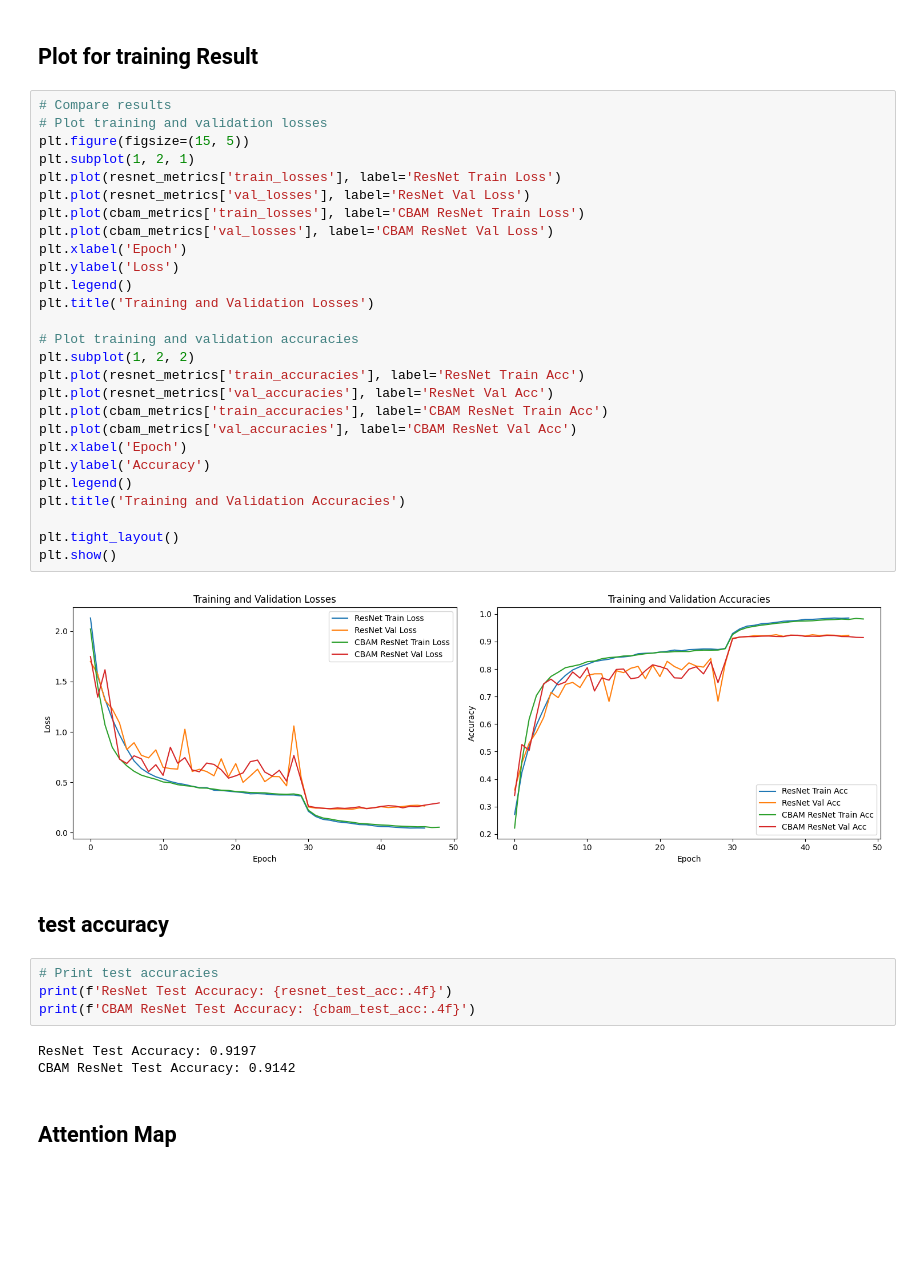
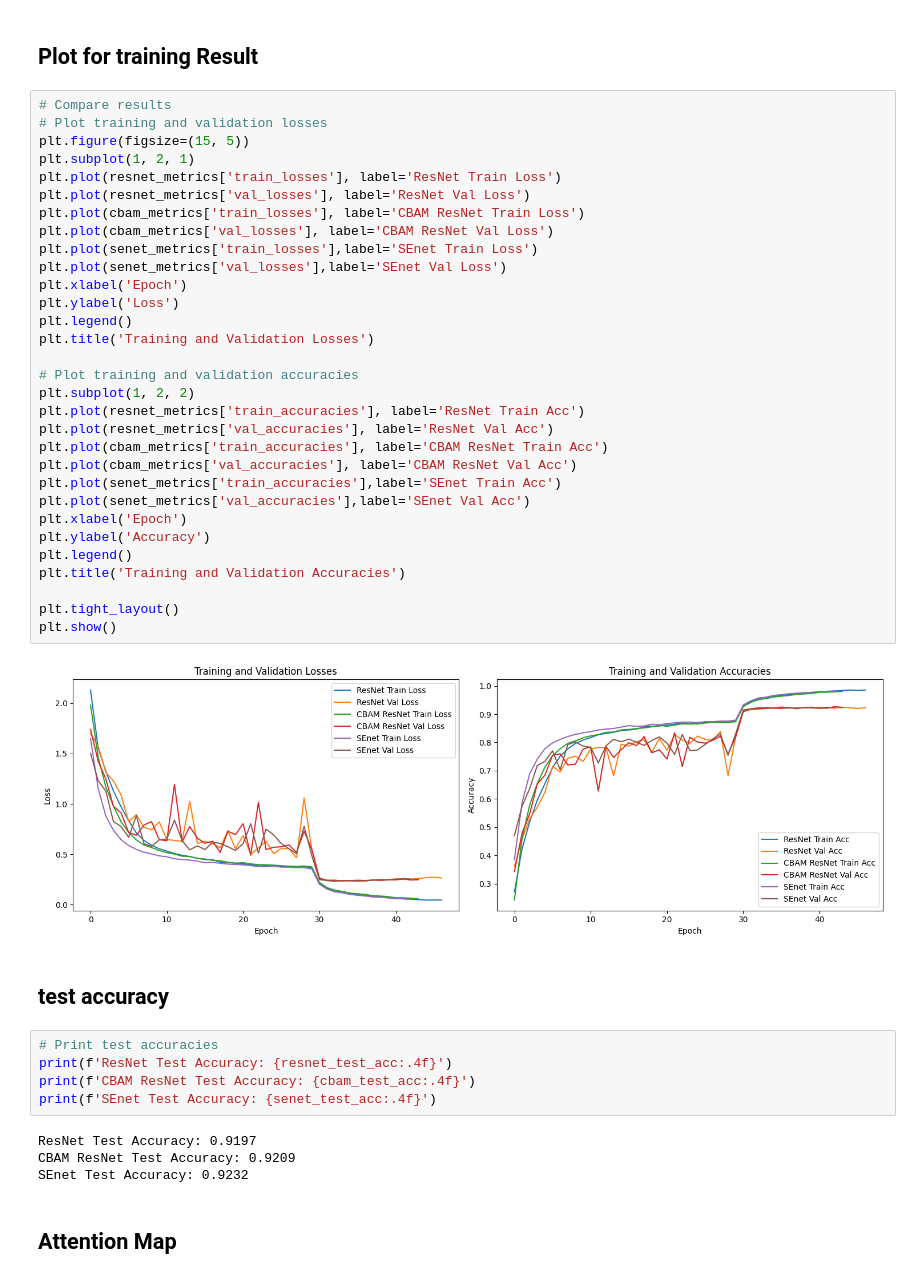
Before and after one commit to Osirs12OSCAR/CSE5523, a Jupyter notebook: main.ipynb, the cells around one changed output. Drawn from its saved outputs; the diff is of its cells as text; blank space fills up the shorter version.

Commit message:
Added SEnet to main notebook and ran notebook

```diff
--- a/main.ipynb
+++ b/main.ipynb
@@ -140,41 +157,47 @@ senet_test_loss, senet_test_acc = senet.evaluate(test_loader,device)
 # %%
 # Compare results
 # Plot training and validation losses
 plt.figure(figsize=(15, 5))
 plt.subplot(1, 2, 1)
 plt.plot(resnet_metrics['train_losses'], label='ResNet Train Loss')
 plt.plot(resnet_metrics['val_losses'], label='ResNet Val Loss')
 plt.plot(cbam_metrics['train_losses'], label='CBAM ResNet Train Loss')
 plt.plot(cbam_metrics['val_losses'], label='CBAM ResNet Val Loss')
+plt.plot(senet_metrics['train_losses'],label='SEnet Train Loss')
+plt.plot(senet_metrics['val_losses'],label='SEnet Val Loss')
 plt.xlabel('Epoch')
 plt.ylabel('Loss')
 plt.legend()
 plt.title('Training and Validation Losses')
 
 # Plot training and validation accuracies
 plt.subplot(1, 2, 2)
 plt.plot(resnet_metrics['train_accuracies'], label='ResNet Train Acc')
 plt.plot(resnet_metrics['val_accuracies'], label='ResNet Val Acc')
 plt.plot(cbam_metrics['train_accuracies'], label='CBAM ResNet Train Acc')
 plt.plot(cbam_metrics['val_accuracies'], label='CBAM ResNet Val Acc')
+plt.plot(senet_metrics['train_accuracies'],label='SEnet Train Acc')
+plt.plot(senet_metrics['val_accuracies'],label='SEnet Val Acc')
 plt.xlabel('Epoch')
 plt.ylabel('Accuracy')
 plt.legend()
 plt.title('Training and Validation Accuracies')
 
 plt.tight_layout()
 plt.show()
 # %% [output]
-[figure, old version]
+[figure, new version]
 # %% [markdown]
 ## test accuracy
 # %%
 # Print test accuracies
 print(f'ResNet Test Accuracy: {resnet_test_acc:.4f}')
 print(f'CBAM ResNet Test Accuracy: {cbam_test_acc:.4f}')
+print(f'SEnet Test Accuracy: {senet_test_acc:.4f}')
 # %% [output]
 ResNet Test Accuracy: 0.9197
-CBAM ResNet Test Accuracy: 0.9142
+CBAM ResNet Test Accuracy: 0.9209
+SEnet Test Accuracy: 0.9232
 # %% [markdown]
 ## Attention Map
 # %%
```
Also changed, not shown: parts of 12 cells of this notebook, 1 other file.
